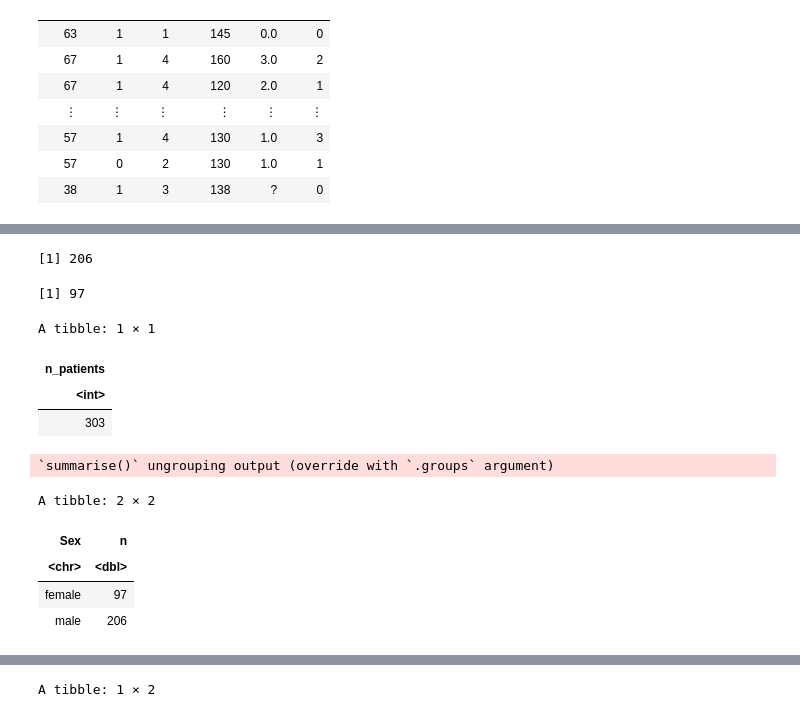
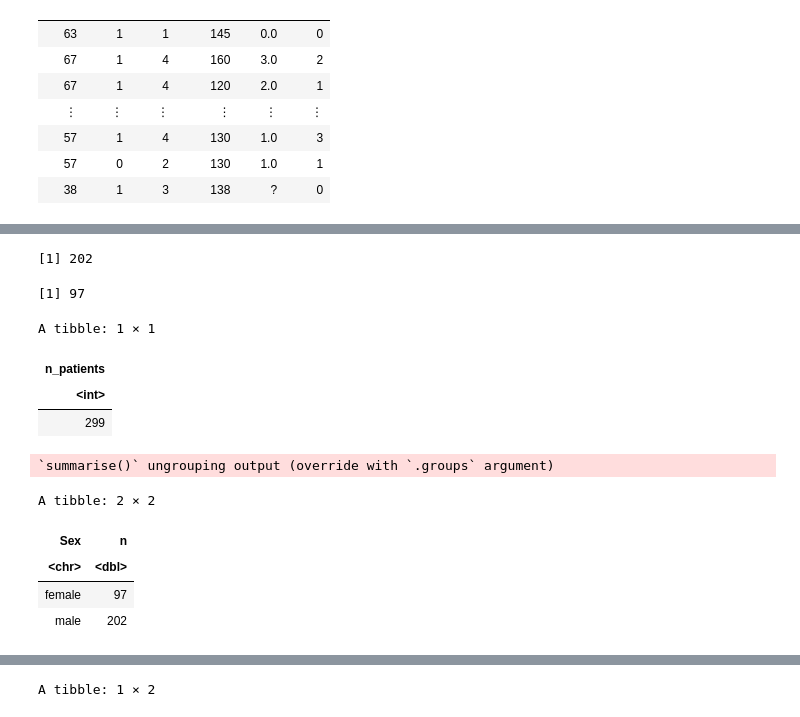
Before and after one commit to Wuliao-mao/DSCI-Project-10, a Jupyter notebook: PROPOSAL.ipynb, the cells around one changed output, grey strips where cells are left out. Cells and saved outputs as stored; diff of their text form; code cells hidden in the pictures.

```diff
--- a/PROPOSAL.ipynb
+++ b/PROPOSAL.ipynb
@@ -67,3 +67,6 @@ A tibble: 303 × 6
 | 57 | 1 | 4 | 130 | 1.0 | 3 |
 | 57 | 0 | 2 | 130 | 1.0 | 1 |
 | 38 | 1 | 3 | 138 | ? | 0 |
+# %%
+cleveland_df_self <- filter(cleveland_df_sel, ca != "?")
+cleveland_df_self
@@ -70,24 +84,24 @@ A tibble: 303 × 6
 # %%
-num_Patients_male <- filter(cleveland_df_sel, sex == 1) %>%  nrow()
+num_Patients_male <- filter(cleveland_df_self, sex == 1) %>%  nrow()
 num_Patients_male
-num_Patients_famale <- filter(cleveland_df_sel, sex == 0) %>%  nrow()
+num_Patients_famale <- filter(cleveland_df_self, sex == 0) %>%  nrow()
 num_Patients_famale
 # %% [output]
-[1] 206
+[1] 202
 [1] 97
 # %%
 #num_patience<-nrow(cleveland_df_sel)
 #num_patience
 
-num_Patients <- cleveland_df_sel %>% summarize(n_patients = n())
+num_Patients <- cleveland_df_self %>% summarize(n_patients = n())
 num_Patients
 # %% [output]
 A tibble: 1 × 1
 | n_patients |
 | <int> |
-| 303 |
+| 299 |
 # %%
-n_each_gender <- cleveland_df_sel %>% group_by(sex) %>% summarize(n= n())
+n_each_gender <- cleveland_df_self %>% group_by(sex) %>% summarize(n= n())
 
 n_each_gender <- pivot_wider(n_each_gender, names_from = sex, values_from = n)
 
@@ -105,7 +119,7 @@ A tibble: 2 × 2
 | Sex | n |
 | <chr> | <dbl> |
 | female | 97 |
-| male | 206 |
+| male | 202 |
 # %%
 sex_bar<- ggplot(n_each_gender, aes(x = Sex, y = n)) +
     geom_bar(stat = "identity") +
```
Also changed, not shown: parts of 7 cells of this notebook.
